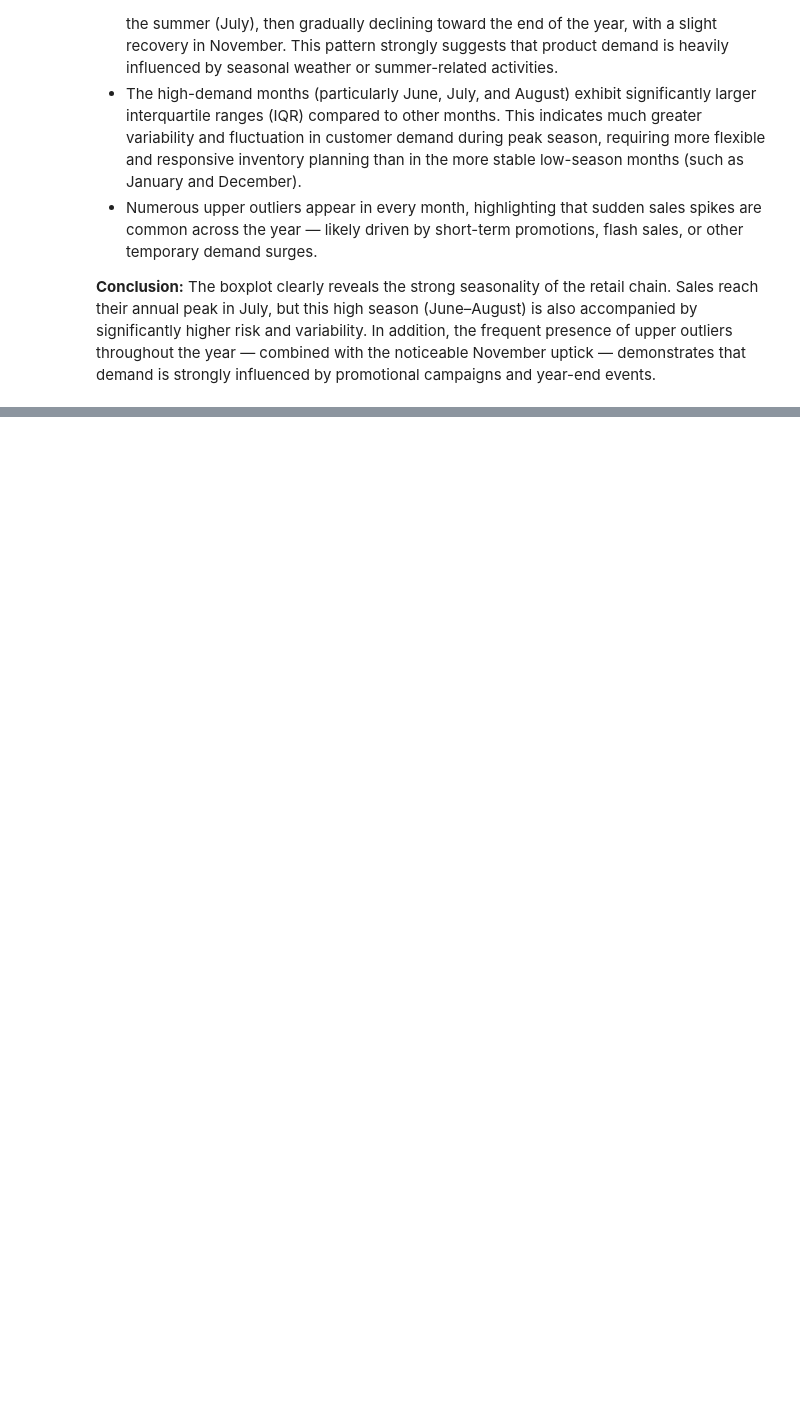
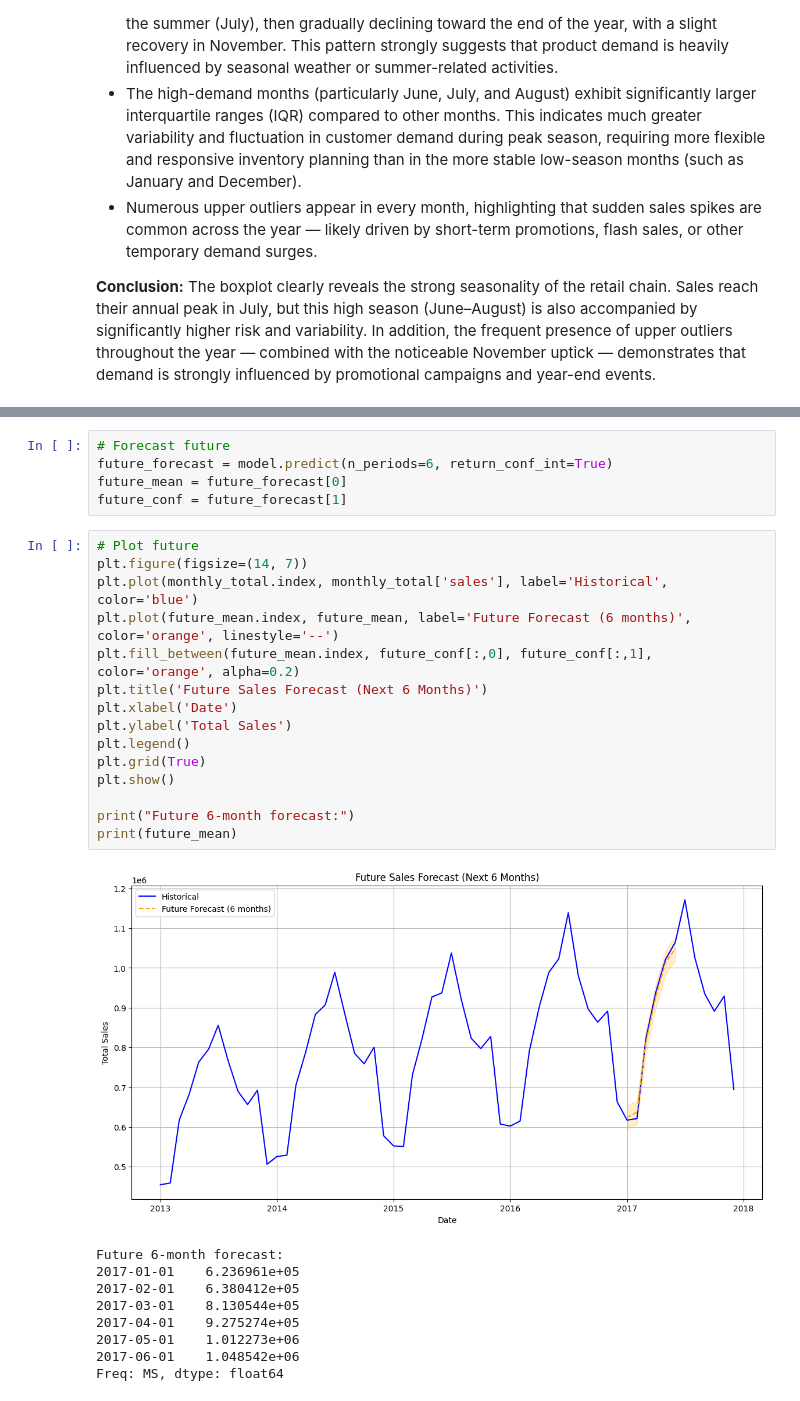
Before and after one commit to trhkimngan22/Inventory-Optimization-for-Retail-Chain, a Jupyter notebook: src/notebook.ipynb, the cells around one changed output, grey strips where cells are left out. Saved outputs shown, nothing was run; the diff lists cells and outputs as text; blank space fills up the shorter version.

```diff
--- a/src/notebook.ipynb
+++ b/src/notebook.ipynb
@@ -517,0 +654,30 @@ The boxplot illustrates the distribution of sales per month across the entire ch
+# %%
+# Forecast future
+future_forecast = model.predict(n_periods=6, return_conf_int=True)
+future_mean = future_forecast[0]
+future_conf = future_forecast[1]
+# %%
+# Plot future
+plt.figure(figsize=(14, 7))
+plt.plot(monthly_total.index, monthly_total['sales'], label='Historical', color='blue')
+plt.plot(future_mean.index, future_mean, label='Future Forecast (6 months)', color='orange', linestyle='--')
+plt.fill_between(future_mean.index, future_conf[:,0], future_conf[:,1], color='orange', alpha=0.2)
+plt.title('Future Sales Forecast (Next 6 Months)')
+plt.xlabel('Date')
+plt.ylabel('Total Sales')
+plt.legend()
+plt.grid(True)
+plt.show()
+
+print("Future 6-month forecast:")
+print(future_mean)
+# %% [output]
+[figure, added]
+Future 6-month forecast:
+2017-01-01    6.236961e+05
+2017-02-01    6.380412e+05
+2017-03-01    8.130544e+05
+2017-04-01    9.275274e+05
+2017-05-01    1.012273e+06
+2017-06-01    1.048542e+06
+Freq: MS, dtype: float64
```
Also changed, not shown: parts of 16 cells of this notebook.
